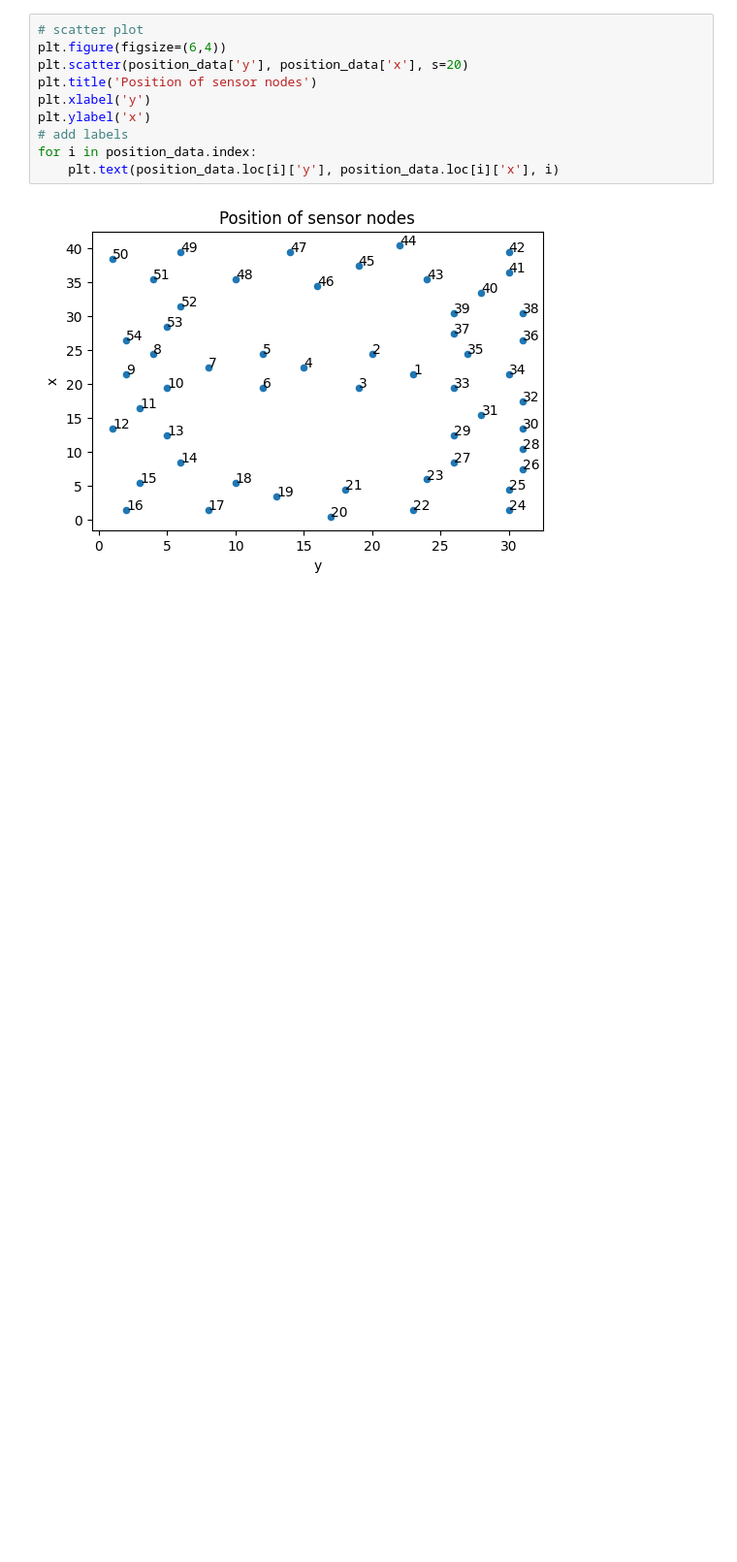
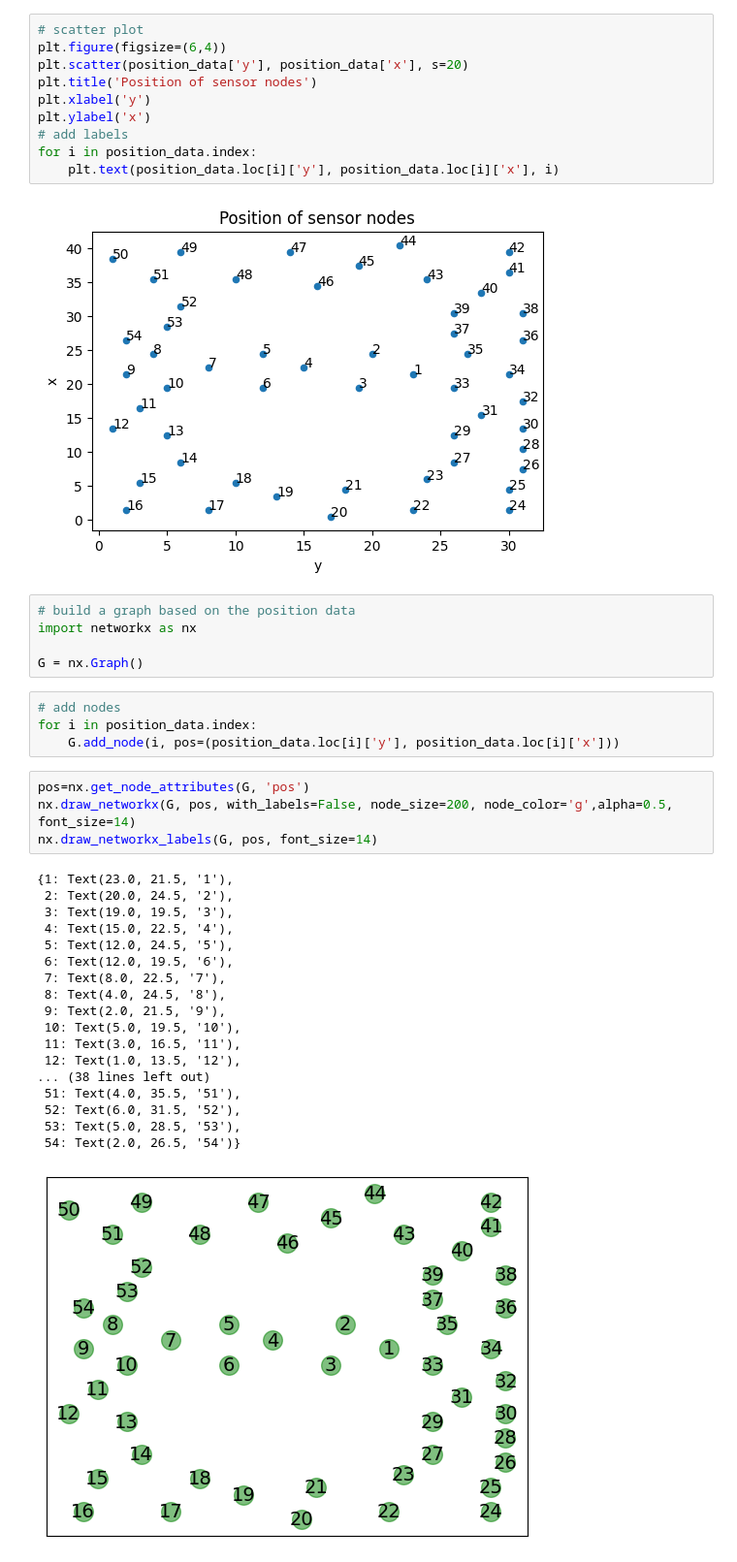
Before and after one commit to siji2022/CS6604_LoG_project, a Jupyter notebook: position_analysis.ipynb, the cells around one changed output. Shown: that part at 97% size. Saved outputs shown, nothing was run; the diff lists cells and outputs as text; blank space fills up the shorter version.

```diff
--- a/position_analysis.ipynb
+++ b/position_analysis.ipynb
@@ -44,3 +44,35 @@ for i in position_data.index:
     plt.text(position_data.loc[i]['y'], position_data.loc[i]['x'], i)
 # %% [output]
 [figure]
+# %%
+# build a graph based on the position data
+import networkx as nx
+
+G = nx.Graph()
+# %%
+# add nodes
+for i in position_data.index:
+    G.add_node(i, pos=(position_data.loc[i]['y'], position_data.loc[i]['x']))
+# %%
+pos=nx.get_node_attributes(G, 'pos')
+nx.draw_networkx(G, pos, with_labels=False, node_size=200, node_color='g',alpha=0.5, font_size=14)
+nx.draw_networkx_labels(G, pos, font_size=14)
+# %% [output]
+{1: Text(23.0, 21.5, '1'),
+ 2: Text(20.0, 24.5, '2'),
+ 3: Text(19.0, 19.5, '3'),
+ 4: Text(15.0, 22.5, '4'),
+ 5: Text(12.0, 24.5, '5'),
+ 6: Text(12.0, 19.5, '6'),
+ 7: Text(8.0, 22.5, '7'),
+ 8: Text(4.0, 24.5, '8'),
+ 9: Text(2.0, 21.5, '9'),
+ 10: Text(5.0, 19.5, '10'),
+ 11: Text(3.0, 16.5, '11'),
+ 12: Text(1.0, 13.5, '12'),
+... (38 lines left out)
+ 51: Text(4.0, 35.5, '51'),
+ 52: Text(6.0, 31.5, '52'),
+ 53: Text(5.0, 28.5, '53'),
+ 54: Text(2.0, 26.5, '54')}
+[figure, added]
```
Also changed, not shown: parts of 3 cells of this notebook, 3 other files.
